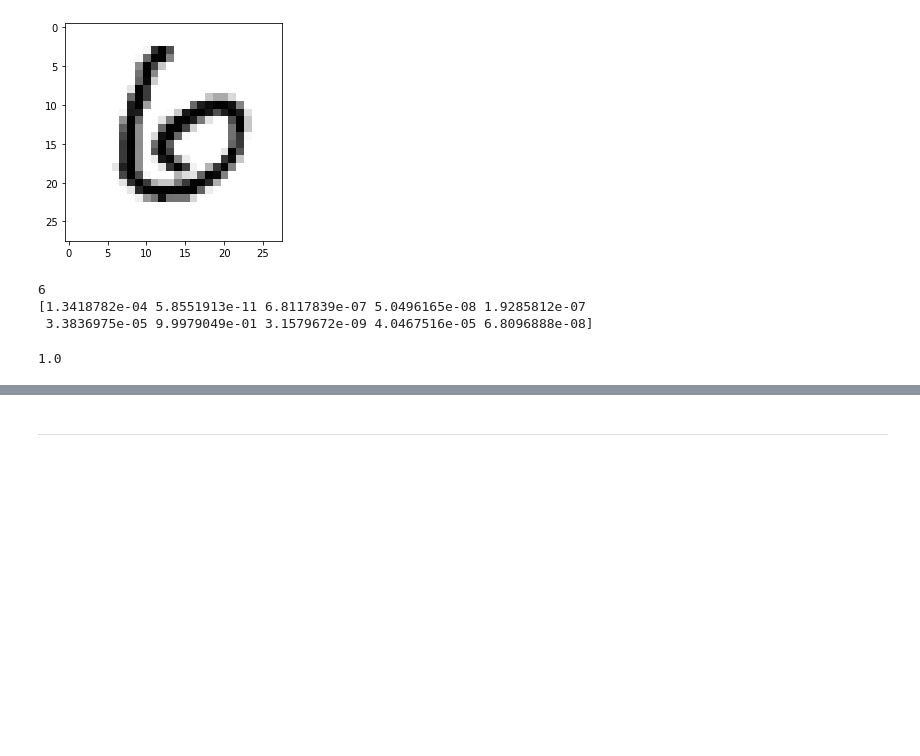
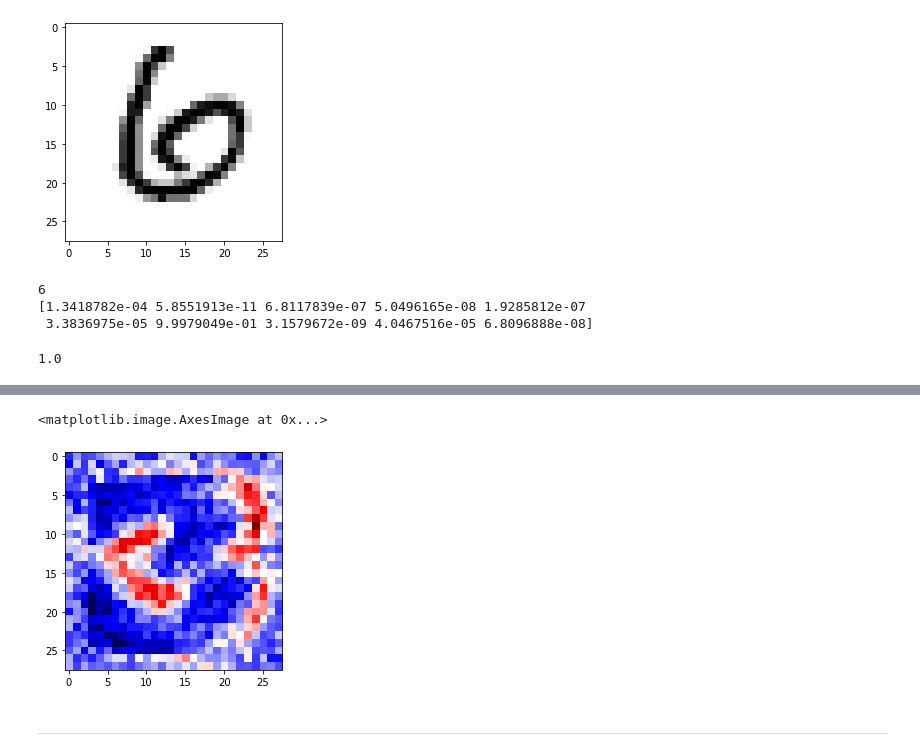
Before and after one commit to carlosemiliorabazo/deepLearning, a Jupyter notebook: 2_1_Un_primer_vistazo_a_una_Red_Neuronal.ipynb, the cells around one changed output, grey strips where cells are left out. Drawn from its saved outputs; the diff is of its cells as text; code cells hidden in the pictures; blank space fills up the shorter version.

```diff
--- a/2_1_Un_primer_vistazo_a_una_Red_Neuronal.ipynb
+++ b/2_1_Un_primer_vistazo_a_una_Red_Neuronal.ipynb
@@ -442,2 +553,10 @@ np.sum(predictions[11])
+# %%
+w = model.get_weights()
+w = np.asarray(w[0])
+plt.figure()
+plt.imshow(w[:,3].reshape([28,28]), cmap=plt.get_cmap('seismic_r'))
+# %% [output]
+<matplotlib.image.AxesImage at 0x...>
+[figure, added]
 # %% [markdown]
 ---
```
Also changed, not shown: parts of 8 cells of this notebook.
